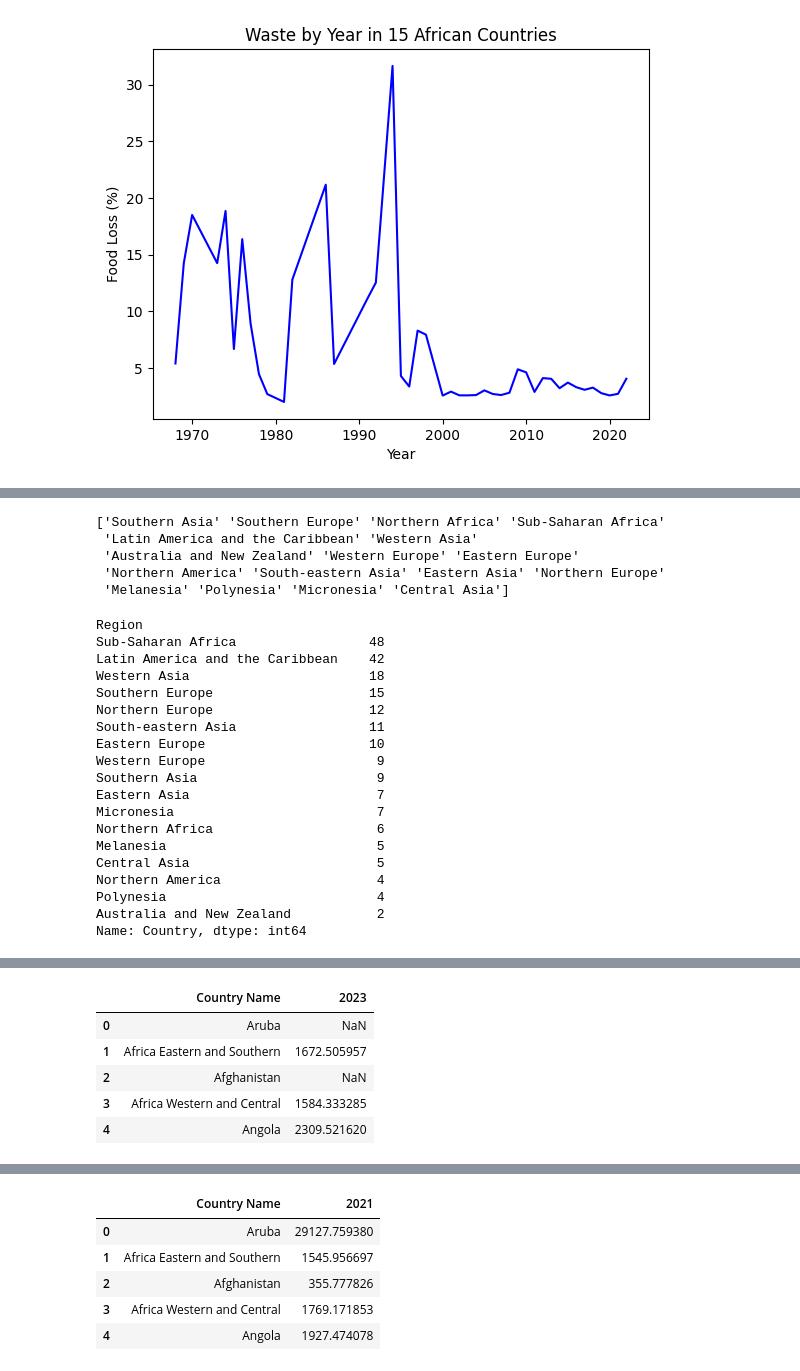
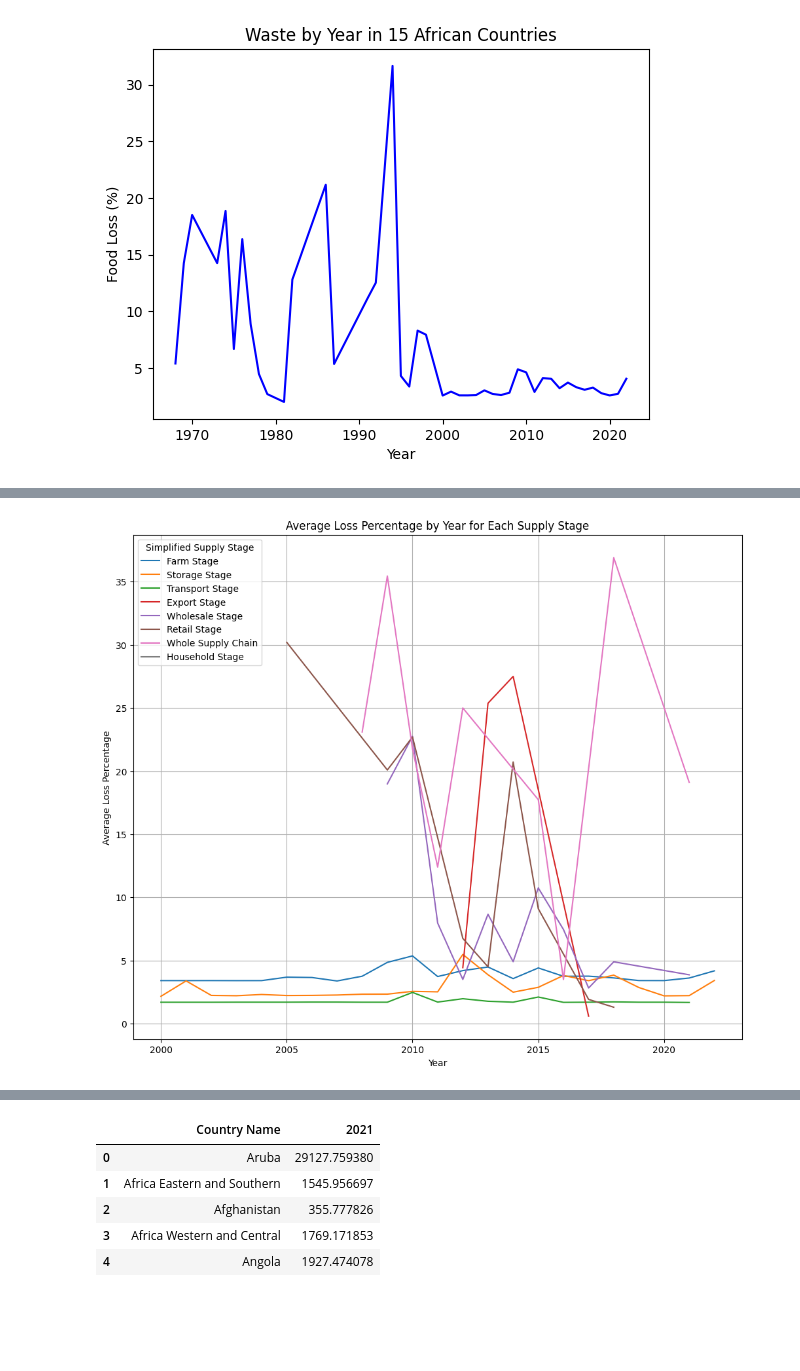
Before and after one commit to alanisrperez/food-waste-patterns, a Jupyter notebook: food-waste-tatyana.ipynb, the cells around one changed output, grey strips where cells are left out. Saved outputs shown, nothing was run; the diff lists cells and outputs as text; code cells hidden in the pictures; blank space fills up the shorter version.

Commit message:
cleaned up and removed unnecessary data

```diff
--- a/food-waste-tatyana.ipynb
+++ b/food-waste-tatyana.ipynb
@@ -209,34 +186,0 @@ by_country_df.head()
-# %%
-# take a look at which regions we have
-regions = by_country_df["Region"].unique()
-print(regions)
-# %% [output]
-['Southern Asia' 'Southern Europe' 'Northern Africa' 'Sub-Saharan Africa'
- 'Latin America and the Caribbean' 'Western Asia'
- 'Australia and New Zealand' 'Western Europe' 'Eastern Europe'
- 'Northern America' 'South-eastern Asia' 'Eastern Asia' 'Northern Europe'
- 'Melanesia' 'Polynesia' 'Micronesia' 'Central Asia']
-# %%
-# number of countries in each region
-region_counts = by_country_df.groupby("Region")["Country"].count()
-region_counts.sort_values(ascending = False)
-# %% [output]
-Region
-Sub-Saharan Africa                 48
-Latin America and the Caribbean    42
-Western Asia                       18
-Southern Europe                    15
-Northern Europe                    12
-South-eastern Asia                 11
-Eastern Europe                     10
-Western Europe                      9
-Southern Asia                       9
-Eastern Asia                        7
-Micronesia                          7
-Northern Africa                     6
-Melanesia                           5
-Central Asia                        5
-Northern America                    4
-Polynesia                           4
-Australia and New Zealand           2
-Name: Country, dtype: int64
@@ -243,3 +208,32 @@ Name: Country, dtype: int64
+# %%
+# create line plots over time but split them up by supply stage
+african_data = african_data[african_data['year'] >= 2000]
+
+#Group by year and Simplified Supply Stage, then calculate the mean of loss_percentage
+grouped_df = african_data.groupby(["year", "Simplified Supply Stage"])["loss_percentage"].mean().reset_index()
+
+# Get the unique stages
+stages = african_data["Simplified Supply Stage"].unique()
+
+# Plotting
+plt.figure(figsize=(12, 10))
+
+# Loop through each stage and plot
+for stage in stages:
+    stage_data = grouped_df[grouped_df["Simplified Supply Stage"] == stage]
+    plt.plot(stage_data["year"], stage_data["loss_percentage"], label=stage)
+
+# Adding title and labels
+plt.title('Average Loss Percentage by Year for Each Supply Stage')
+plt.xlabel('Year')
+plt.ylabel('Average Loss Percentage')
+plt.legend(title='Simplified Supply Stage')
+plt.grid(True)
+
+# Show the plot
+plt.show()
+# %% [output]
+[figure, added]
 # %%
 # create df for GDP data
 gdp_df = pd.DataFrame(gdp_df)
@@ -252,15 +246,3 @@ gdp_df.head()
 | 3 | Africa Western and Central | AFW | GDP per capita (current US$) | NY.GDP.PCAP.CD | 122.193931 | 127.732834 | 134.130070 | 139.291222 | ... |
 | 4 | Angola | AGO | GDP per capita (current US$) | NY.GDP.PCAP.CD | NaN | NaN | NaN | NaN | ... |
 5 rows × 68 columns
-# %%
-# create simple dataframe for 2023 GDP by country
-recent_gdp = gdp_df[["Country Name", "2023"]]
-recent_gdp = pd.DataFrame(recent_gdp)
-recent_gdp.head()
-# %% [output]
-|  | Country Name | 2023 |
-| 0 | Aruba | NaN |
-| 1 | Africa Eastern and Southern | 1672.505957 |
-| 2 | Afghanistan | NaN |
-| 3 | Africa Western and Central | 1584.333285 |
-| 4 | Angola | 2309.521620 |
```
Also changed, not shown: parts of 31 cells of this notebook.
